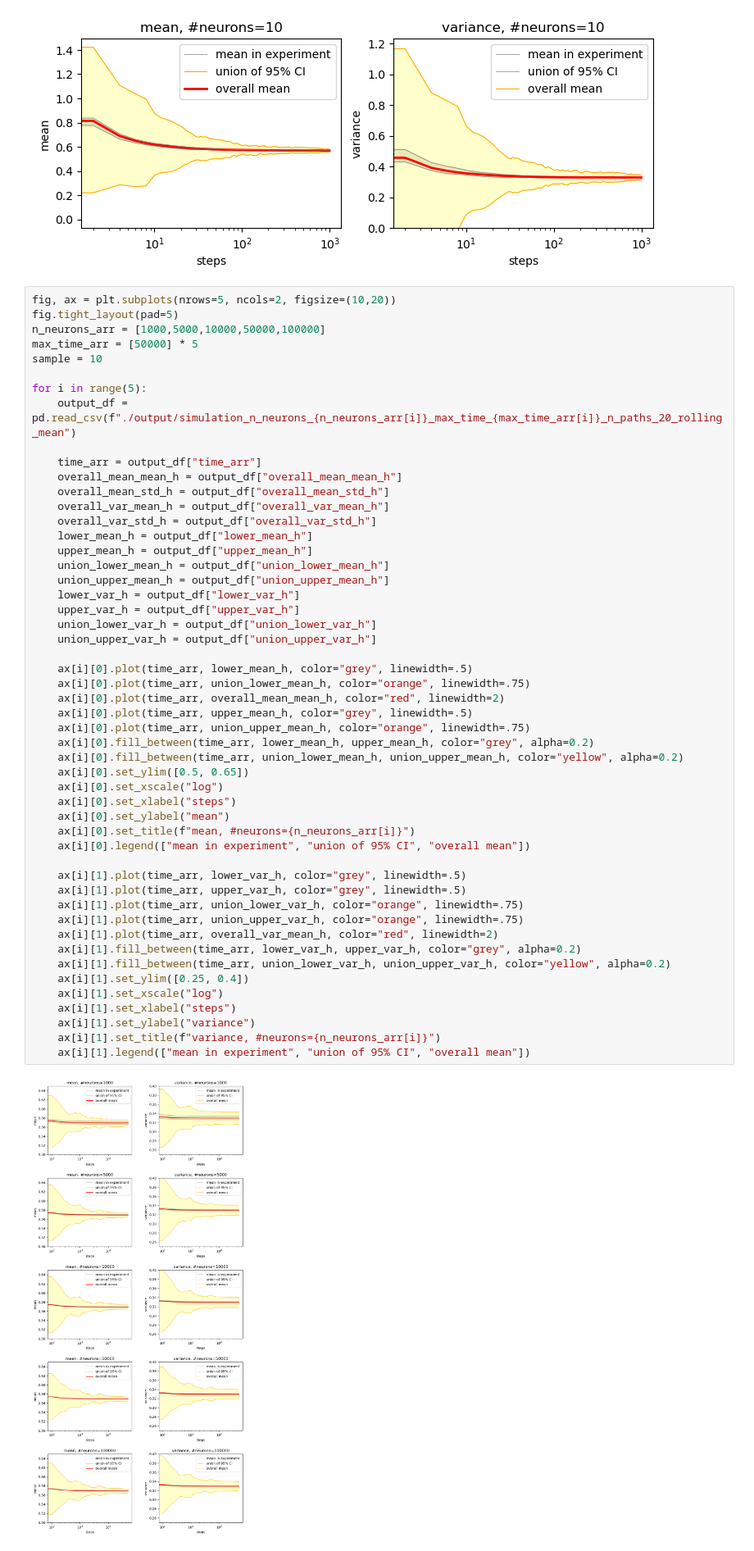
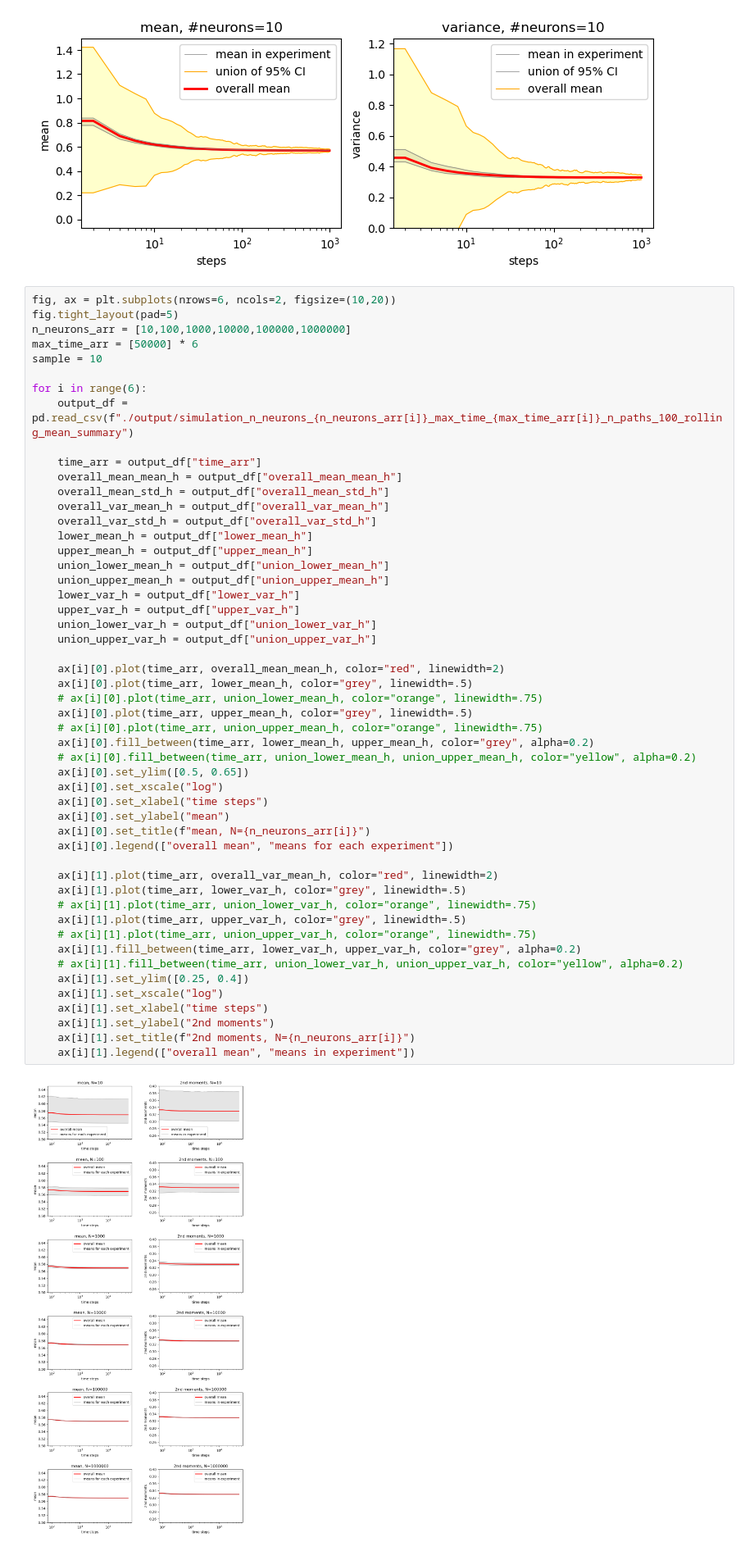
Before and after one commit to Samuel-CHLam/rnn_ergodicity, a Jupyter notebook: hidden_layer_ergodicity_final_time_avg.ipynb, the cells around one changed output. Shown at 82% size. Cells and saved outputs as stored; diff of their text form.

```diff
--- a/hidden_layer_ergodicity_final_time_avg.ipynb
+++ b/hidden_layer_ergodicity_final_time_avg.ipynb
@@ -100,55 +100,55 @@ ax[1].legend(["mean in experiment", "union of 95% CI", "overall mean"])
 <matplotlib.legend.Legend at 0x...>
 [figure]
 # %%
-fig, ax = plt.subplots(nrows=5, ncols=2, figsize=(10,20))
+fig, ax = plt.subplots(nrows=6, ncols=2, figsize=(10,20))
 fig.tight_layout(pad=5)
-n_neurons_arr = [1000,5000,10000,50000,100000]
-max_time_arr = [50000] * 5
+n_neurons_arr = [10,100,1000,10000,100000,1000000]
+max_time_arr = [50000] * 6
 sample = 10
 
-for i in range(5):
-    output_df = pd.read_csv(f"./output/simulation_n_neurons_{n_neurons_arr[i]}_max_time_{max_time_arr[i]}_n_paths_20_rolling_mean")
+for i in range(6):
+    output_df = pd.read_csv(f"./output/simulation_n_neurons_{n_neurons_arr[i]}_max_time_{max_time_arr[i]}_n_paths_100_rolling_mean_summary")
 
     time_arr = output_df["time_arr"]
     overall_mean_mean_h = output_df["overall_mean_mean_h"]
     overall_mean_std_h = output_df["overall_mean_std_h"]
     overall_var_mean_h = output_df["overall_var_mean_h"]
     overall_var_std_h = output_df["overall_var_std_h"]
     lower_mean_h = output_df["lower_mean_h"]
     upper_mean_h = output_df["upper_mean_h"]
     union_lower_mean_h = output_df["union_lower_mean_h"]
     union_upper_mean_h = output_df["union_upper_mean_h"]
     lower_var_h = output_df["lower_var_h"]
     upper_var_h = output_df["upper_var_h"]
     union_lower_var_h = output_df["union_lower_var_h"]
     union_upper_var_h = output_df["union_upper_var_h"]
 
+    ax[i][0].plot(time_arr, overall_mean_mean_h, color="red", linewidth=2)
     ax[i][0].plot(time_arr, lower_mean_h, color="grey", linewidth=.5)
-    ax[i][0].plot(time_arr, union_lower_mean_h, color="orange", linewidth=.75)
-    ax[i][0].plot(time_arr, overall_mean_mean_h, color="red", linewidth=2)
+    # ax[i][0].plot(time_arr, union_lower_mean_h, color="orange", linewidth=.75)
     ax[i][0].plot(time_arr, upper_mean_h, color="grey", linewidth=.5)
-    ax[i][0].plot(time_arr, union_upper_mean_h, color="orange", linewidth=.75)
+    # ax[i][0].plot(time_arr, union_upper_mean_h, color="orange", linewidth=.75)
     ax[i][0].fill_between(time_arr, lower_mean_h, upper_mean_h, color="grey", alpha=0.2)
-    ax[i][0].fill_between(time_arr, union_lower_mean_h, union_upper_mean_h, color="yellow", alpha=0.2)
+    # ax[i][0].fill_between(time_arr, union_lower_mean_h, union_upper_mean_h, color="yellow", alpha=0.2)
     ax[i][0].set_ylim([0.5, 0.65])
     ax[i][0].set_xscale("log")
-    ax[i][0].set_xlabel("steps")
+    ax[i][0].set_xlabel("time steps")
     ax[i][0].set_ylabel("mean")
-    ax[i][0].set_title(f"mean, #neurons={n_neurons_arr[i]}")
-    ax[i][0].legend(["mean in experiment", "union of 95% CI", "overall mean"])
+    ax[i][0].set_title(f"mean, N={n_neurons_arr[i]}")
+    ax[i][0].legend(["overall mean", "means for each experiment"])
 
+    ax[i][1].plot(time_arr, overall_var_mean_h, color="red", linewidth=2)
     ax[i][1].plot(time_arr, lower_var_h, color="grey", linewidth=.5)
+    # ax[i][1].plot(time_arr, union_lower_var_h, color="orange", linewidth=.75)
     ax[i][1].plot(time_arr, upper_var_h, color="grey", linewidth=.5)
-    ax[i][1].plot(time_arr, union_lower_var_h, color="orange", linewidth=.75)
-    ax[i][1].plot(time_arr, union_upper_var_h, color="orange", linewidth=.75)
-    ax[i][1].plot(time_arr, overall_var_mean_h, color="red", linewidth=2)
+    # ax[i][1].plot(time_arr, union_upper_var_h, color="orange", linewidth=.75)
     ax[i][1].fill_between(time_arr, lower_var_h, upper_var_h, color="grey", alpha=0.2)
-    ax[i][1].fill_between(time_arr, union_lower_var_h, union_upper_var_h, color="yellow", alpha=0.2)
+    # ax[i][1].fill_between(time_arr, union_lower_var_h, union_upper_var_h, color="yellow", alpha=0.2)
     ax[i][1].set_ylim([0.25, 0.4])
     ax[i][1].set_xscale("log")
-    ax[i][1].set_xlabel("steps")
-    ax[i][1].set_ylabel("variance")
-    ax[i][1].set_title(f"variance, #neurons={n_neurons_arr[i]}")
-    ax[i][1].legend(["mean in experiment", "union of 95% CI", "overall mean"])
+    ax[i][1].set_xlabel("time steps")
+    ax[i][1].set_ylabel("2nd moments")
+    ax[i][1].set_title(f"2nd moments, N={n_neurons_arr[i]}")
+    ax[i][1].legend(["overall mean", "means in experiment"])
 # %% [output]
-[figure, old version]
+[figure, new version]
```
Also changed, not shown: 5 other files.
